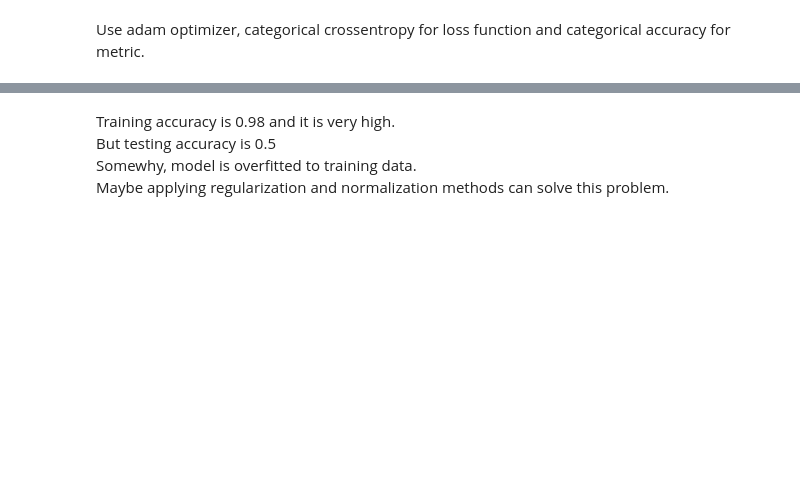
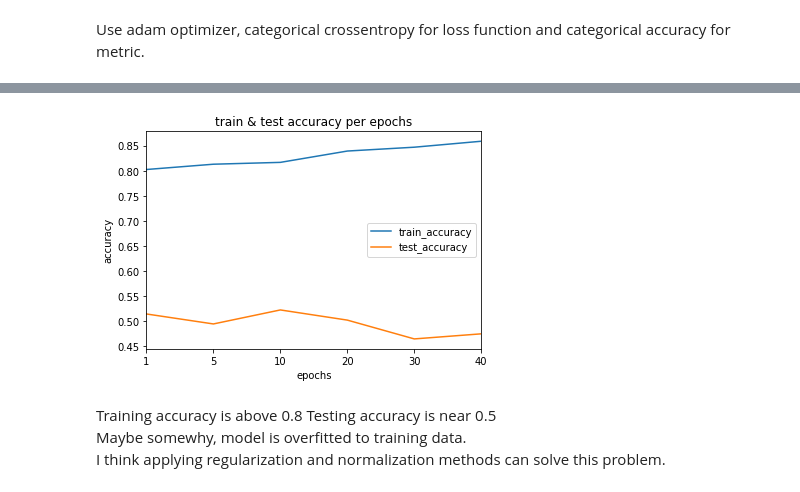
Before and after one commit to ANGJIN/UrbanSound8KRNN, a Jupyter notebook: UrbanSound8K_Classification_RNN.ipynb, the cells around one changed output, grey strips where cells are left out. Saved outputs shown, nothing was run; the diff lists cells and outputs as text; code cells hidden in the pictures; blank space fills up the shorter version.

```diff
--- a/UrbanSound8K_Classification_RNN.ipynb
+++ b/UrbanSound8K_Classification_RNN.ipynb
@@ -230,2 +229,4 @@ Trainable params: 1,109,410
 Non-trainable params: 0
 _________________________________________________________________
+# %%
+checkpointer = ModelCheckpoint(filepath='2LSTM_hidden20-{epoch:02d}.hdf5', verbose=1)
@@ -232,3 +235,8 @@ _________________________________________________________________
 # %%
-model.fit(tr_features,tr_labels,epochs=epochs,batch_size=batch_size,validation_data=(ts_features,ts_labels))
+import time
+start = time.time()
+model.fit(tr_features,tr_labels,epochs=epochs,batch_size=batch_size,validation_data=(ts_features,ts_labels), callbacks=[checkpointer])
+end = time.time()
+elapsed_time = end-start
+print("learning time : {}".format(elapsed_time))
 # %% [output]
@@ -254,0 +263,2 @@ Training time is average 135 seconds per epoch.
+# %%
+model = load_model('2LSTM_hidden20-01.hdf5')
@@ -255,8 +267,13 @@ Training time is average 135 seconds per epoch.
 # %%
-# Evaluating the model on the training and testing set
-score = model.evaluate(tr_features, tr_labels, verbose=0)
-print("Training Accuracy: ", score[1])
-
-score = model.evaluate(test_features, test_labels, verbose=0)
-print("Testing Accuracy: ", score[1])
+tr_accuracy = []
+test_accuracy = []
+for epoch in [1,5,10,20,30,40]:
+  model = load_model('2LSTM_hidden20-{:02d}.hdf5'.format(epoch))
+  # Evaluating the model on the training and testing set
+  score = model.evaluate(tr_features, tr_labels, verbose=1)
+  print("Training Accuracy: ", score[1])
+  tr_accuracy.append(score[1])
+  score = model.evaluate(test_features, test_labels, verbose=1)
+  print("Testing Accuracy: ", score[1])
+  test_accuracy.append(score[1])
 # %% [output]
@@ -265,5 +297,20 @@ Testing Accuracy:  0.504024530471445
+# %%
+import matplotlib.pyplot as plt
+%matplotlib inline
+import pandas as pd
+
+result = pd.DataFrame({'train_accuracy': tr_accuracy, 'test_accuracy' : test_accuracy})
+result.plot()
+plt.xticks(np.arange(6),[1,5,10,20,30,40])
+plt.xlabel('epochs')
+plt.ylabel('accuracy')
+plt.title('train & test accuracy per epochs')
+plt.legend(loc='best')
+plt.show()
+# %% [output]
+[figure, added]
 # %% [markdown]
-Training accuracy is 0.98 and it is very high.
-But testing accuracy is 0.5
-Somewhy, model is overfitted to training data.
-Maybe applying regularization and normalization methods can solve this problem.
+Training accuracy is above 0.8
+Testing accuracy is near 0.5
+Maybe somewhy, model is overfitted to training data.
+I think applying regularization and normalization methods can solve this problem.
```
Also changed, not shown: parts of 25 cells of this notebook.
